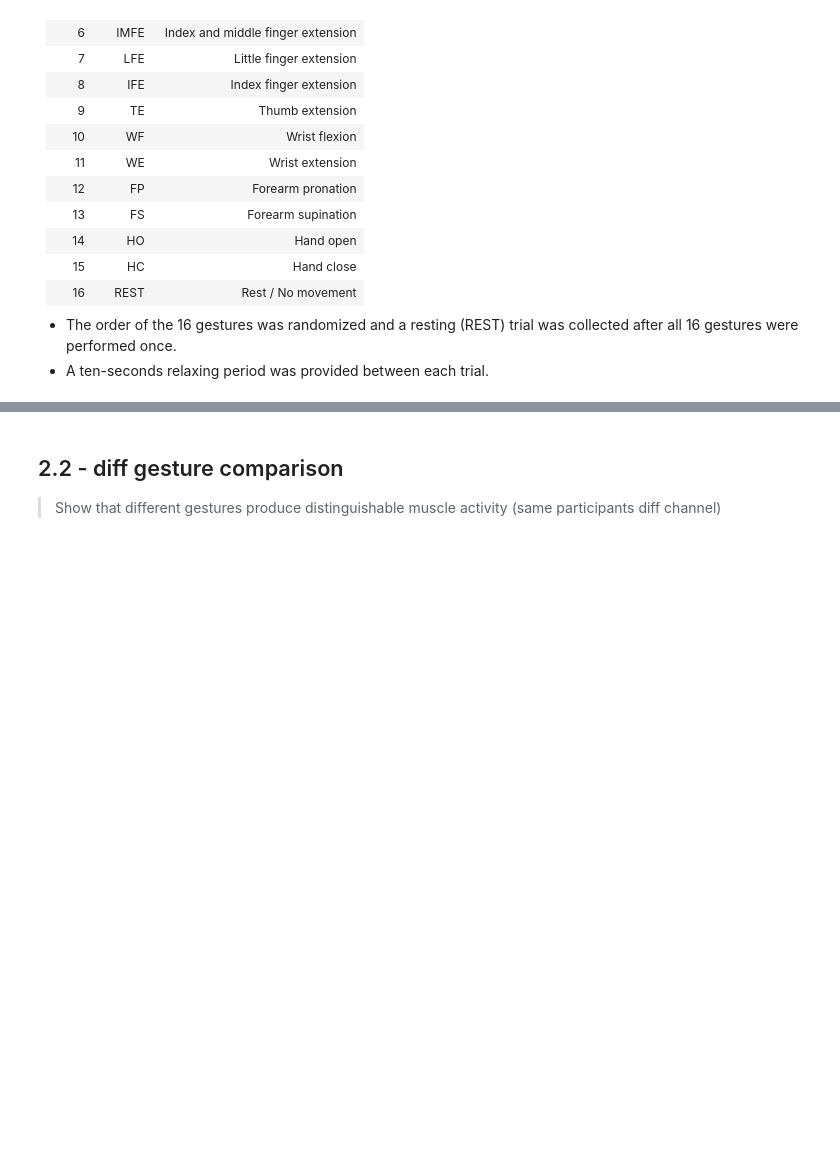
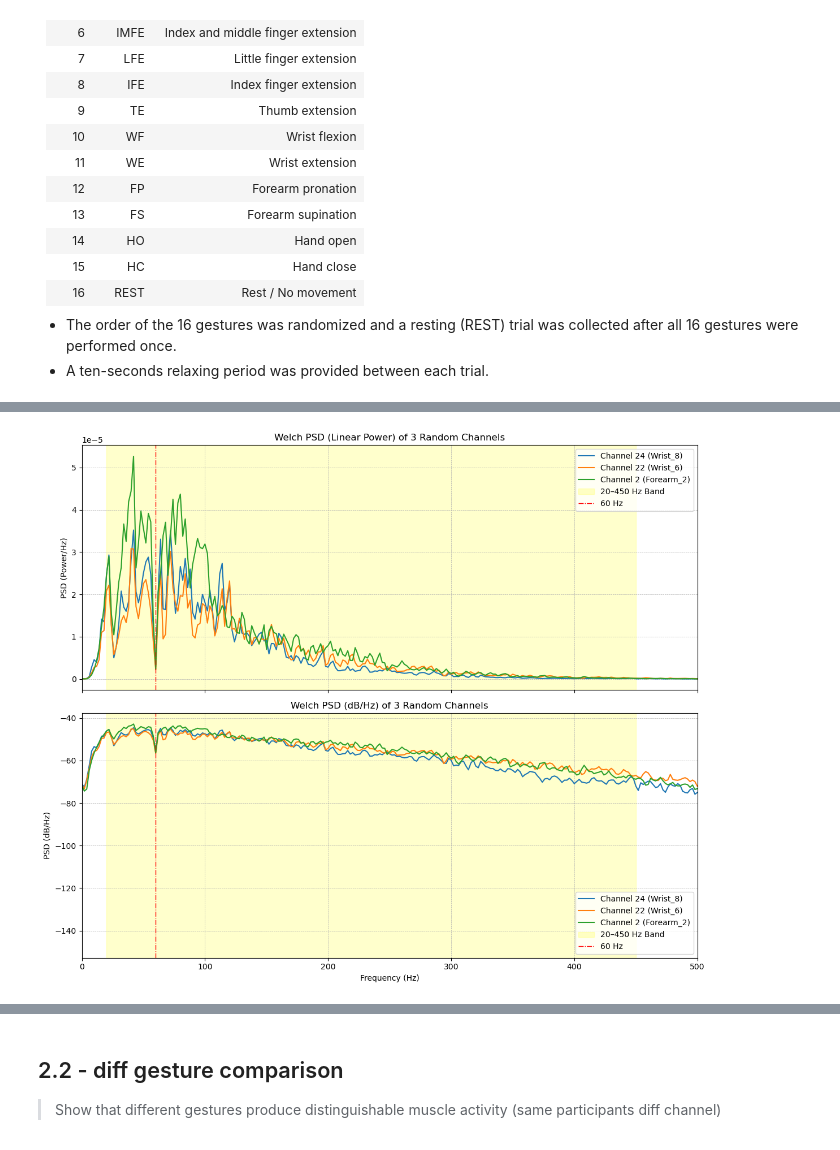
Before and after one commit to jasonwang0228/EMG_Project, a Jupyter notebook: notebooks/2_Visualization.ipynb, the cells around one changed output, grey strips where cells are left out. Drawn from its saved outputs; the diff is of its cells as text; code cells hidden in the pictures; blank space fills up the shorter version.

Commit message:
feat(visualization): add Welch PSD plots + spectral metrics (MNF, MDF, UBF, band powers)

```diff
--- a/notebooks/2_Visualization.ipynb
+++ b/notebooks/2_Visualization.ipynb
@@ -261,0 +253,90 @@ Visualizing Gesture: IFE (gesture 8) - Trial 3
+# %%
+import numpy as np
+import matplotlib.pyplot as plt
+from scipy.signal import welch
+import pandas as pd
+
+print(f"Selected file: {sample_file.name}")
+# gesture_name = gesture_labels[gesture_idx] #already defined above
+print(f"Visualizing Gesture: {gesture_name} (gesture {gesture_idx}) - Trial {trial_idx + 1}")
+
+# Combine forearm and wrist data for all 28 channels
+all_channels = np.hstack([forearm, wrist])
+fs = int(fs_forearm)  # Use forearm fs (should match wrist)
+
+# 1. Randomly select x channels and plot their Welch PSD
+x = 3  # Number of channels to plot
+rand_channels = np.random.choice(28, x, replace=False)
+
+fig, axes = plt.subplots(2, 1, figsize=(12, 10), sharex=True)
+
+# Top: Linear Power PSD
+for idx, ch in enumerate(rand_channels):
+    f, Pxx = welch(all_channels[:, ch], fs=fs, nperseg=1024)
+    axes[0].plot(f, Pxx, label=f'Channel {ch+1} ({channels[ch]})')
+axes[0].set_xlim(0, 500)
+axes[0].set_ylabel('PSD (Power/Hz)')
+axes[0].set_title(f'Welch PSD (Linear Power) of {x} Random Channels')
+axes[0].axvspan(20, 450, color='yellow', alpha=0.2, label='20–450 Hz Band')
+axes[0].axvline(60, color='red', linestyle='-.', linewidth=1, label='60 Hz')
+axes[0].grid(True, which='both', linestyle='--', linewidth=0.5)
+axes[0].legend()
+
+# Bottom: dB/Hz PSD
+for idx, ch in enumerate(rand_channels):
+    f, Pxx = welch(all_channels[:, ch], fs=fs, nperseg=1024)
+    axes[1].plot(f, 10*np.log10(Pxx), label=f'Channel {ch+1} ({channels[ch]})')
+axes[1].set_xlim(0, 500)
+axes[1].set_xlabel('Frequency (Hz)')
+axes[1].set_ylabel('PSD (dB/Hz)')
+axes[1].set_title(f'Welch PSD (dB/Hz) of {x} Random Channels')
+axes[1].axvspan(20, 450, color='yellow', alpha=0.2, label='20–450 Hz Band')
+axes[1].axvline(60, color='red', linestyle='-.', linewidth=1, label='60 Hz')
+axes[1].grid(True, which='both', linestyle='--', linewidth=0.5)
+axes[1].legend()
+
+plt.tight_layout()
+plt.show()
+
+# 2. Compute power in bands and spectral metrics for all channels
+band_edges = [(0, 20), (20, 60), (60, 450)]
+metrics = []
+for ch in range(28):
+    f, Pxx = welch(all_channels[:, ch], fs=fs, nperseg=1024)
+    df = f[1] - f[0]
+    total_power = np.sum(Pxx) * df
+    band_powers = []
+    for low, high in band_edges:
+        mask = (f >= low) & (f < high)
+        band_power = np.sum(Pxx[mask]) * df
+        band_powers.append(band_power)
+    # UBF: fraction of power in 20–450 Hz
+    ubf_mask = (f >= 20) & (f <= 450)
+    ubf_power = np.sum(Pxx[ubf_mask]) * df
+    ubf = ubf_power / total_power if total_power > 0 else np.nan
+    # MNF: mean frequency
+    mnf = np.sum(f * Pxx) / np.sum(Pxx)
+    # MDF: median frequency
+    cumsum = np.cumsum(Pxx)
+    mdf = f[np.searchsorted(cumsum, cumsum[-1]/2)]
+    metrics.append({
+        'Channel': channels[ch],
+        'Power_0_20Hz': band_powers[0],
+        'Power_20_60Hz': band_powers[1],
+        'Power_60_450Hz': band_powers[2],
+        'MNF': mnf,
+        'MDF': mdf,
+        'UBF_20_450Hz': ubf
+    })
+
+# 3. Output as table
+metrics_df = pd.DataFrame(metrics)
+display(metrics_df.style.format({
+    'Power_0_20Hz': '{:.2e}',
+    'Power_20_60Hz': '{:.2e}',
+    'Power_60_450Hz': '{:.2e}',
+    'MNF': '{:.1f}',
+    'MDF': '{:.1f}',
+    'UBF_20_450Hz': '{:.3f}'
+}).background_gradient(cmap='coolwarm'))
+# %% [output]
@@ -261,0 +345 @@ Visualizing Gesture: IFE (gesture 8) - Trial 3
+[figure, added]
```
Also changed, not shown: parts of 4 cells of this notebook.
